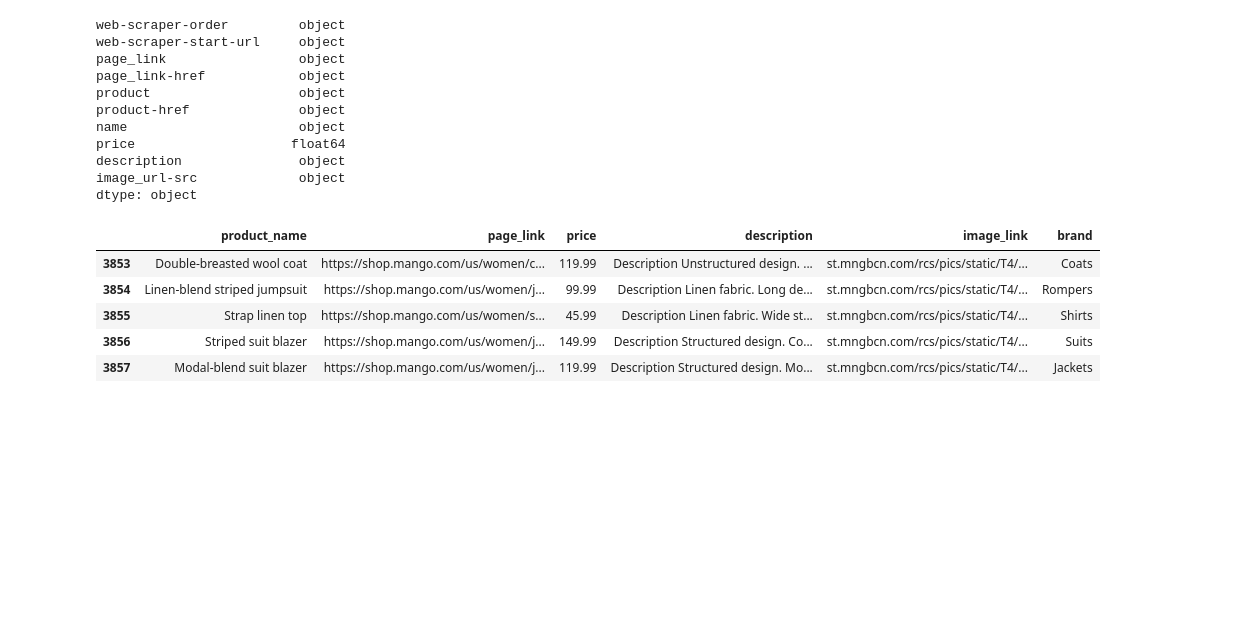
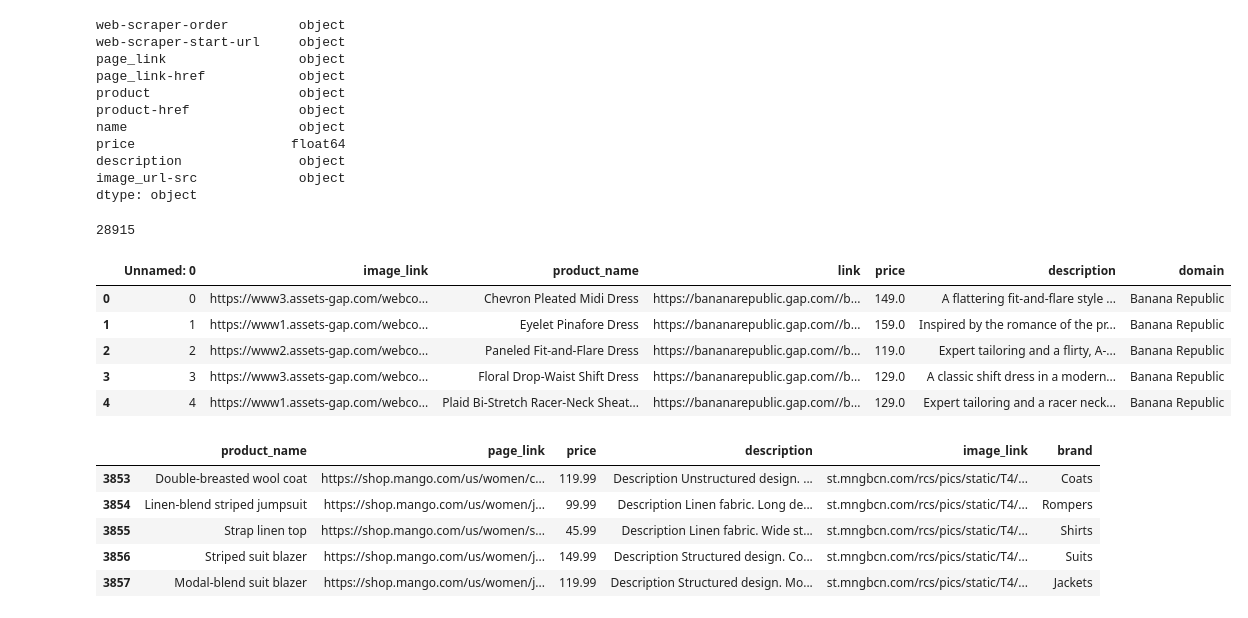
Before and after one commit to gokul-krishna/MUIMUI, a Jupyter notebook: nbs/ConsolidateData.ipynb, the cells around one changed output. Drawn from its saved outputs; the diff is of its cells as text; code cells hidden in the pictures; blank space fills up the shorter version.

Commit message:
created consolidated with banana rep

```diff
--- a/nbs/ConsolidateData.ipynb
+++ b/nbs/ConsolidateData.ipynb
@@ -146,6 +146,21 @@ dtype: object
 mn['image_url-src'] = mn['image_url-src'].apply(lambda x: x[2:])
 # %%
 columns = ['product_name', 'page_link', 'price', 'description', 'image_link', 'brand']
+# %%
+hm.shape[0] + macy.shape[0] + tp.shape[0] + mn.shape[0]
+# %% [output]
+28915
+# %%
+bn = pd.read_csv('../src/scraping/banana_republic.csv')
+# %%
+bn.head()
+# %% [output]
+|  | Unnamed: 0 | image_link | product_name | link | price | description | domain |
+| 0 | 0 | https://www3.assets-gap.com/webco... | Chevron Pleated Midi Dress | https://bananarepublic.gap.com//b... | 149.0 | A flattering fit-and-flare style ... | Banana Republic |
+| 1 | 1 | https://www1.assets-gap.com/webco... | Eyelet Pinafore Dress | https://bananarepublic.gap.com//b... | 159.0 | Inspired by the romance of the pr... | Banana Republic |
+| 2 | 2 | https://www2.assets-gap.com/webco... | Paneled Fit-and-Flare Dress | https://bananarepublic.gap.com//b... | 119.0 | Expert tailoring and a flirty, A-... | Banana Republic |
+| 3 | 3 | https://www3.assets-gap.com/webco... | Floral Drop-Waist Shift Dress | https://bananarepublic.gap.com//b... | 129.0 | A classic shift dress in a modern... | Banana Republic |
+| 4 | 4 | https://www1.assets-gap.com/webco... | Plaid Bi-Stretch Racer-Neck Sheat... | https://bananarepublic.gap.com//b... | 129.0 | Expert tailoring and a racer neck... | Banana Republic |
 # %%
 df = pd.DataFrame(columns=columns)
 # %%
```
Also changed, not shown: parts of 1 cell of this notebook, 1 other file.
